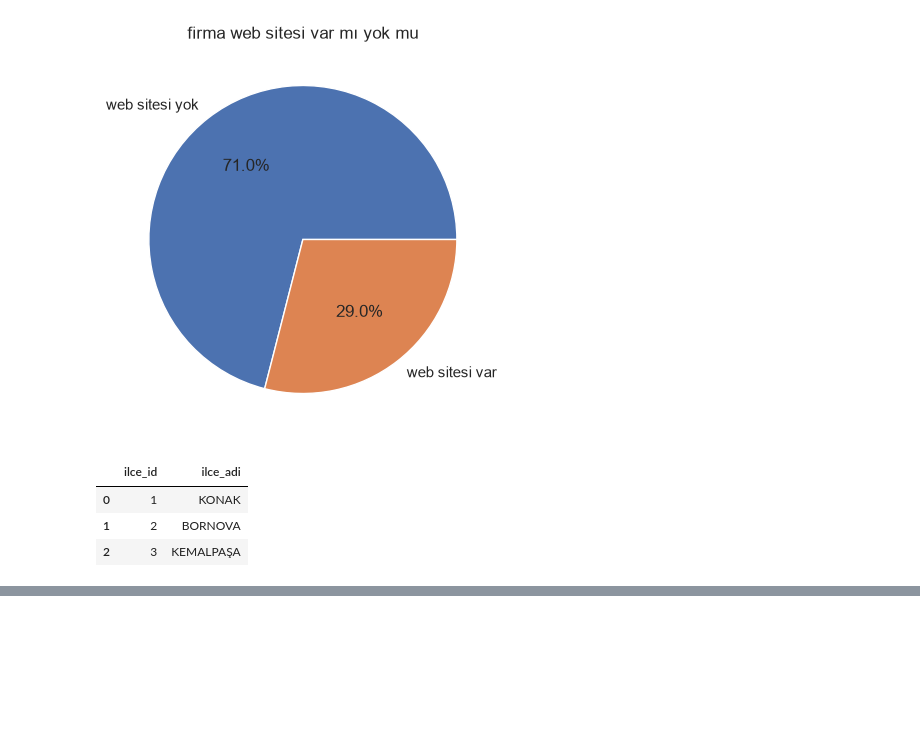
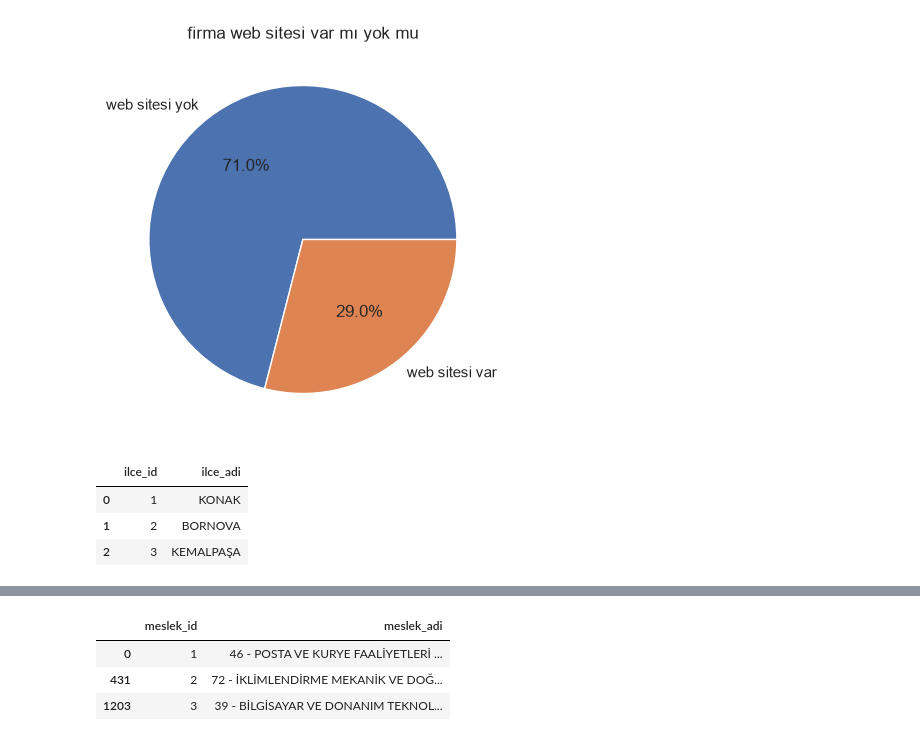
Before and after one commit to taylantaskin/internship-project-IZTO, a Jupyter notebook: data_collection/eda.ipynb, the cells around one changed output, grey strips where cells are left out. Drawn from its saved outputs; the diff is of its cells as text; code cells hidden in the pictures; blank space fills up the shorter version.

```diff
--- a/data_collection/eda.ipynb
+++ b/data_collection/eda.ipynb
@@ -163,27 +166,52 @@ plt.show()
 # %%
 # 1. Pandas'ın otomatik numaralandırma (factorize) özelliğini kullanarak doğrudan ID sütunları oluşturalım
 df['ilce_id'] = pd.factorize(df['İlçe'])[0] + 1
+
 df['meslek_id'] = pd.factorize(df['Meslek Grubu'])[0] + 1
+"""
+(
+    array([0, 1, 0, 2]),    # 1. eleman
+    Index(['Konak', 'Bornova', 'Karşıyaka'])   # 2. eleman
+)
+Kutu 0 -> array([0, 1, 0, 2])
+Kutu 1 -> Index(['Konak', 'Bornova', 'Karşıyaka'])
+
+df['ilce_id'] = pd.factorize(df['İlçe'])[0]
+                =
+kodlar, ilceler = pd.factorize(df['İlçe'])
+df['ilce_id'] = kodlar
+"""
+
 
 # 2. ID ve metin yan yanayken bunları kopyalayıp, kopyaları silelim (SQL'deki SELECT DISTINCT mantığı)
-df_ilceler = df[['ilce_id', 'İlçe']].drop_duplicates().rename(columns={'İlçe': 'ilce_adi'})
+df_ilceler = df[['ilce_id', 'İlçe']]
+df_ilceler = df_ilceler.drop_duplicates()
+df_ilceler = df_ilceler.rename(
+    columns={'İlçe': 'ilce_adi'}
+)
+
 df_meslekler = df[['meslek_id', 'Meslek Grubu']].drop_duplicates().rename(columns={'Meslek Grubu': 'meslek_adi'})
 
 # 3. Eski uzun metin sütunlarını ana tablodan silelim
 df_firmalar = df.drop(columns=['İlçe', 'Meslek Grubu'])
 
 # Tabloların son haline göz atalım
 display(df_ilceler.head(3))
 display(df_firmalar.head(3))
+display(df_meslekler.head(3))
 # %% [output]
 |  | ilce_id | ilce_adi |
 | 0 | 1 | KONAK |
 | 1 | 2 | BORNOVA |
 | 2 | 3 | KEMALPAŞA |
 |  | Oda Sicil No | Ticari Sicil No | Nace Kodu | Ünvanı | Tescilli Adresi | Web Adresi | dijital_varlıklar | ... |
 | 0 | 1526751 | 165299 | 52.24.10 - Kara yolu taşımacılığı... | A PAMUKKALE KARGO LOJİSTİK VE TAŞ... | İSMET KAPTAN MAHALLESİ GAZİ BULVA... | www.pamukkalekargo.com.tr | web sitesi var | ... |
 | 1 | 1725701 | 186353 | 52.24.10 - Kara yolu taşımacılığı... | A PAMUKKALE KARGO LOJİSTİK VE TAŞ... | KARACAOĞLAN MAH KEMALPAŞA CAD NO:... | www.pamukkale.com.tr | web sitesi var | ... |
 | 2 | 2215581 | 235687 | 53.20.09 - Kurye faaliyetleri (ka... | ADAATA TAŞIMACILIK SANAYİ VE TİCA... | MEHMET AKİF ERSOY MAH. KİRAZLI CA... | NaN | web sitesi yok | ... |
+|  | meslek_id | meslek_adi |
+| 0 | 1 | 46 - POSTA VE KURYE FAALİYETLERİ ... |
+| 431 | 2 | 72 - İKLİMLENDİRME MEKANİK VE DOĞ... |
+| 1203 | 3 | 39 - BİLGİSAYAR VE DONANIM TEKNOL... |
 # %%
 
 from sqlalchemy import create_engine
```
Also changed, not shown: parts of 4 cells of this notebook, 3 other files.
